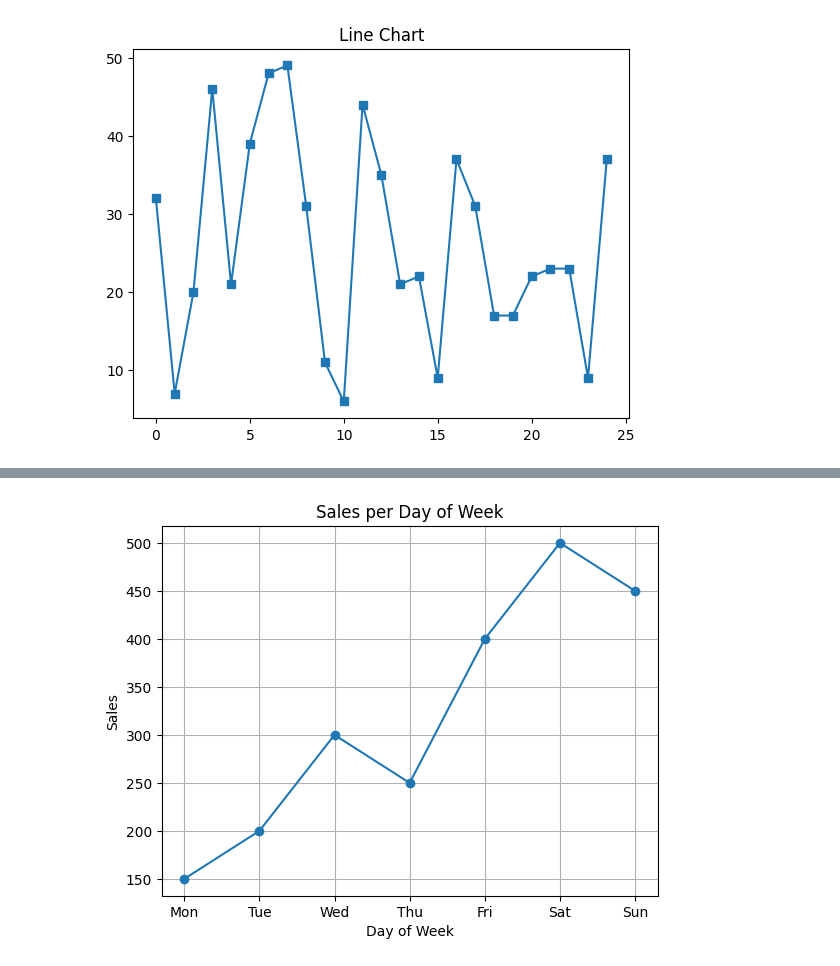
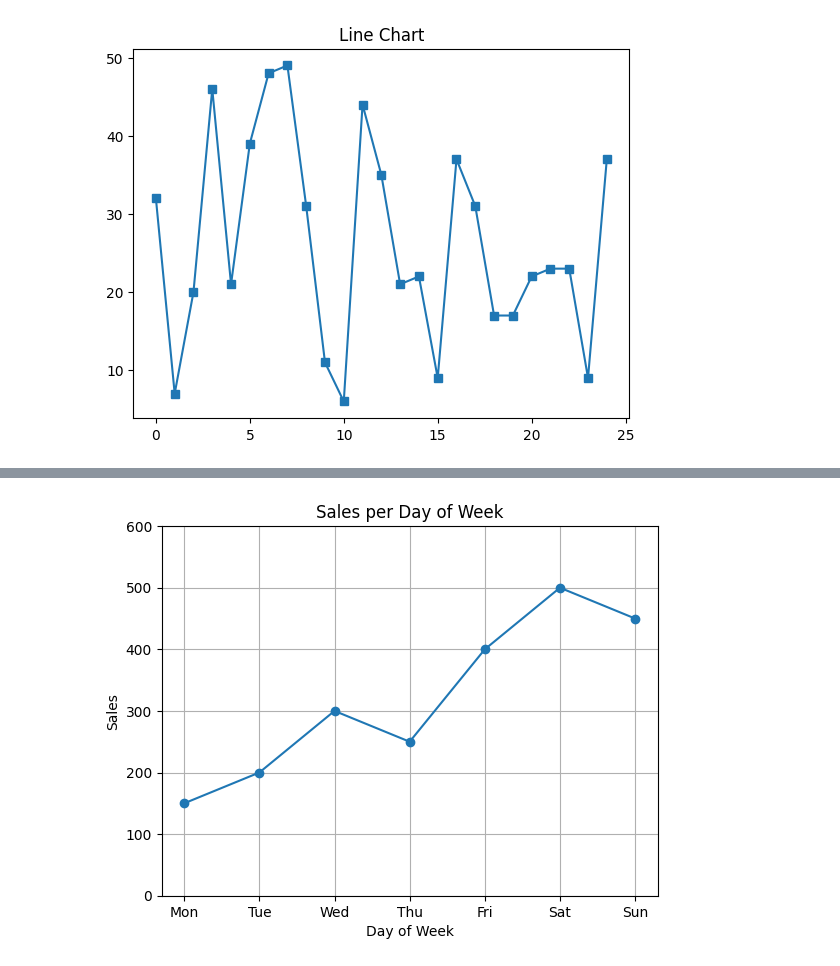
Before and after one commit to maddy819/PythonLibs, a Jupyter notebook: Matplotlib/app.ipynb, the cells around one changed output, grey strips where cells are left out. Saved outputs shown, nothing was run; the diff lists cells and outputs as text; code cells hidden in the pictures.

```diff
--- a/Matplotlib/app.ipynb
+++ b/Matplotlib/app.ipynb
@@ -64,13 +69,14 @@ Plotting column 1 with values [278 350 133  22 253]
 # %%
 # Example to show sales per dayof week
 days = ['Mon', 'Tue', 'Wed', 'Thu', 'Fri', 'Sat', 'Sun']
 sales = [150, 200, 300, 250, 400, 500, 450]
 
 plt.plot(days, sales, marker='o')
 plt.title("Sales per Day of Week")
 plt.xlabel("Day of Week")
 plt.ylabel("Sales")
 plt.grid()
+plt.ylim(0, 600)
 plt.show()
 # %% [output]
-[figure, old version]
+[figure, new version]
```
Also changed, not shown: parts of 4 cells of this notebook, 4 other files.
